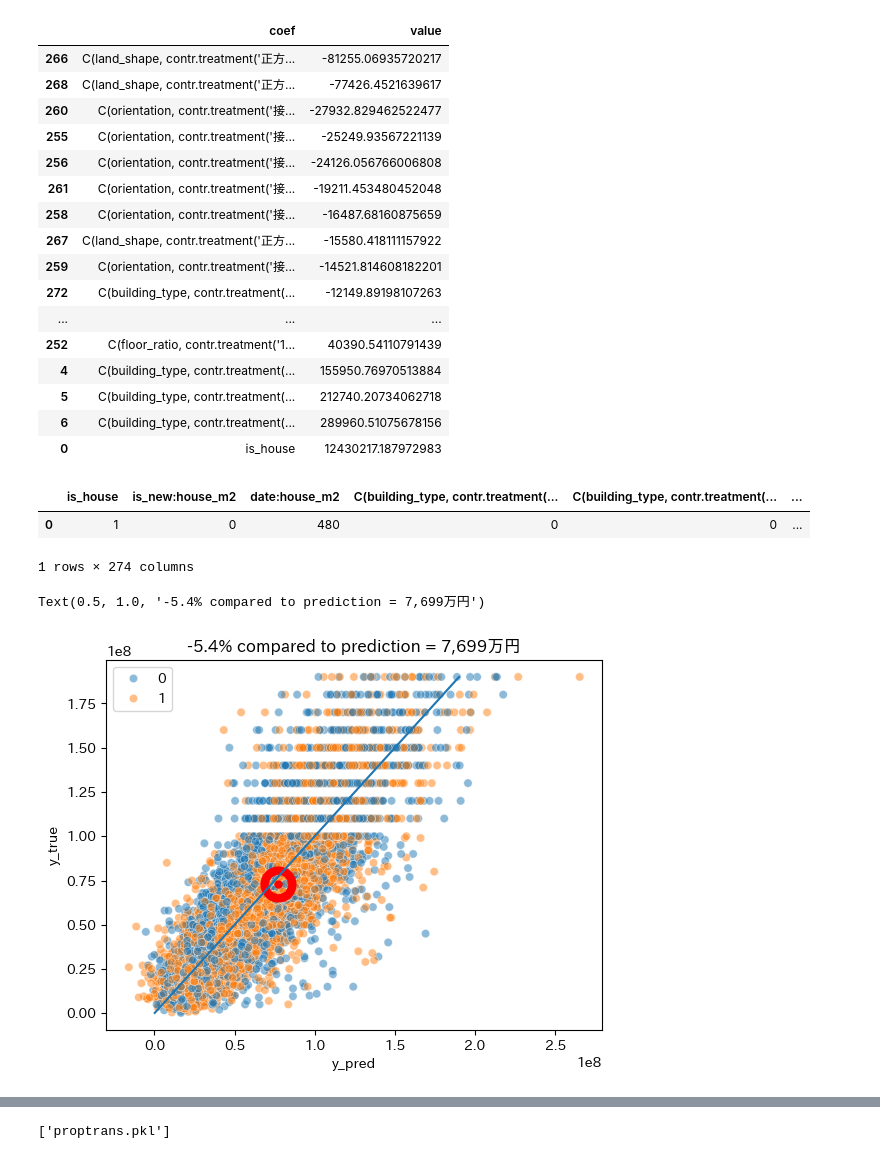
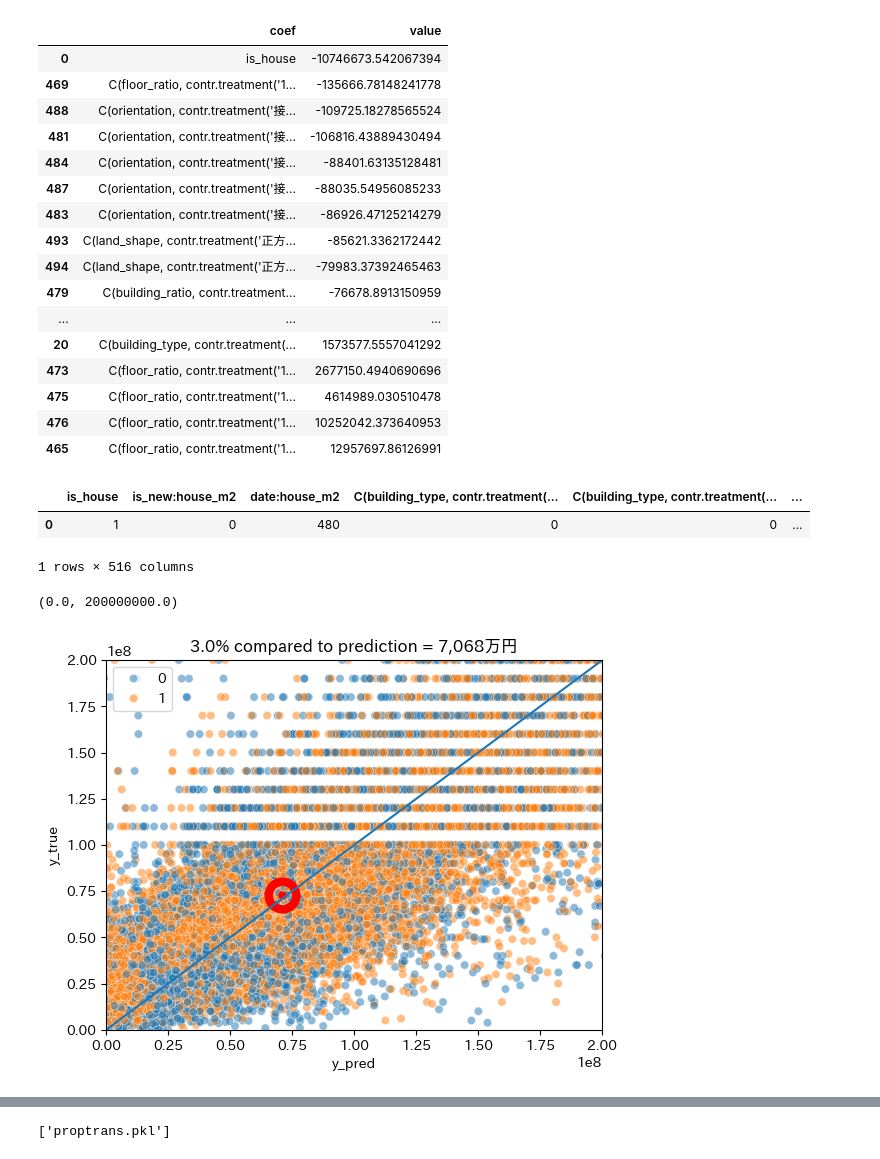
Before and after one commit to zermelozf/housepricetokyo, a Jupyter notebook: buy.ipynb, the cells around one changed output, grey strips where cells are left out. Saved outputs shown, nothing was run; the diff lists cells and outputs as text; code cells hidden in the pictures.

```diff
--- a/buy.ipynb
+++ b/buy.ipynb
@@ -26,7 +26,7 @@ is_house +
 ):house_m2 +
 (
     date +
-    nearest_station_name +
+    area_name +
     nearest_station_minutes +
     road +
     C(floor_ratio, contr.treatment('150.0')) +
@@ -69,28 +61,29 @@ s = pd.DataFrame({
     'coef': X.columns,
     'value': model.coef_
 })
+s.to_csv('coef_.csv', index=False)
 s.sort_values('value').style.format("{:}")
 s[~s['coef'].str.contains('area|nearest')].sort_values('value').style.format("{:}")
 # s[s['coef'].str.contains('nearest')].sort_values('value').style.format("{:}")
 # s[s['coef'].str.contains('house')].sort_values('value').style.format("{:}")
 # %% [output]
 |  | coef | value |
-| 266 | C(land_shape, contr.treatment('正方... | -81255.06935720217 |
-| 268 | C(land_shape, contr.treatment('正方... | -77426.4521639617 |
-| 260 | C(orientation, contr.treatment('接... | -27932.829462522477 |
-| 255 | C(orientation, contr.treatment('接... | -25249.93567221139 |
-| 256 | C(orientation, contr.treatment('接... | -24126.056766006808 |
-| 261 | C(orientation, contr.treatment('接... | -19211.453480452048 |
-| 258 | C(orientation, contr.treatment('接... | -16487.68160875659 |
-| 267 | C(land_shape, contr.treatment('正方... | -15580.418111157922 |
-| 259 | C(orientation, contr.treatment('接... | -14521.814608182201 |
-| 272 | C(building_type, contr.treatment(... | -12149.89198107263 |
+| 0 | is_house | -10746673.542067394 |
+| 469 | C(floor_ratio, contr.treatment('1... | -135666.78148241778 |
+| 488 | C(orientation, contr.treatment('接... | -109725.18278565524 |
+| 481 | C(orientation, contr.treatment('接... | -106816.43889430494 |
+| 484 | C(orientation, contr.treatment('接... | -88401.63135128481 |
+| 487 | C(orientation, contr.treatment('接... | -88035.54956085233 |
+| 483 | C(orientation, contr.treatment('接... | -86926.47125214279 |
+| 493 | C(land_shape, contr.treatment('正方... | -85621.3362172442 |
+| 494 | C(land_shape, contr.treatment('正方... | -79983.37392465463 |
+| 479 | C(building_ratio, contr.treatment... | -76678.8913150959 |
 | ... | ... | ... |
-| 252 | C(floor_ratio, contr.treatment('1... | 40390.54110791439 |
-| 4 | C(building_type, contr.treatment(... | 155950.76970513884 |
-| 5 | C(building_type, contr.treatment(... | 212740.20734062718 |
-| 6 | C(building_type, contr.treatment(... | 289960.51075678156 |
-| 0 | is_house | 12430217.187972983 |
+| 20 | C(building_type, contr.treatment(... | 1573577.5557041292 |
+| 473 | C(floor_ratio, contr.treatment('1... | 2677150.4940690696 |
+| 475 | C(floor_ratio, contr.treatment('1... | 4614989.030510478 |
+| 476 | C(floor_ratio, contr.treatment('1... | 10252042.373640953 |
+| 465 | C(floor_ratio, contr.treatment('1... | 12957697.86126991 |
 # %%
 x = {
     'is_new': 0,
@@ -101,6 +94,7 @@ x = {
     'land_m2': 88,
     'building_type': '軽量鉄骨造',
     'age': 2025-2015,
+    'area_name': '王子',
     'nearest_station_name': '王子',
     'nearest_station_minutes': 12,
     'building_ratio': str(60.0),
@@ -120,29 +114,29 @@ x
 # %% [output]
 |  | is_house | is_new:house_m2 | date:house_m2 | C(building_type, contr.treatment(... | C(building_type, contr.treatment(... | ... |
 | 0 | 1 | 0 | 480 | 0 | 0 | ... |
-1 rows × 274 columns
+1 rows × 516 columns
 # %%
 import matplotlib.pyplot as plt
 
 data = pd.DataFrame({
     'y_pred': model.predict(X),
     'y_true': y,
     'is_house': X.is_house
 })
 sns.scatterplot(data, x='y_pred', y='y_true', hue='is_house', alpha=0.5)
 sns.lineplot(data, x='y_true', y='y_true')
 
 # model.fit(X, y.values[:, 0])
 yp = model.predict(x)[0]
 # yy = y.iloc[i].values[0]
 plt.scatter(yp, yy, c='r', linewidths=20)
 
 plt.title(f'{yy / yp - 1:.1%} compared to prediction = {yp / 10000:,.0f}万円')
-# plt.xlim(0, 2e8)
-# plt.ylim(0, 2e8)
+plt.xlim(0, 2e8)
+plt.ylim(0, 2e8)
 # %% [output]
-Text(0.5, 1.0, '-5.4% compared to prediction = 7,699万円')
+(0.0, 200000000.0)
-[figure, old version]
+[figure, new version]
 # %%
 xx = x.T.reset_index()
 xx.columns = ['coef', 'value']
```
Also changed, not shown: parts of 9 cells of this notebook, 19 other files.
